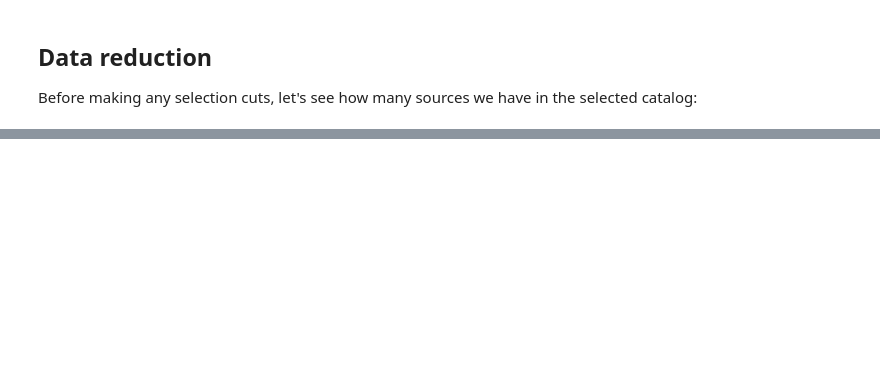
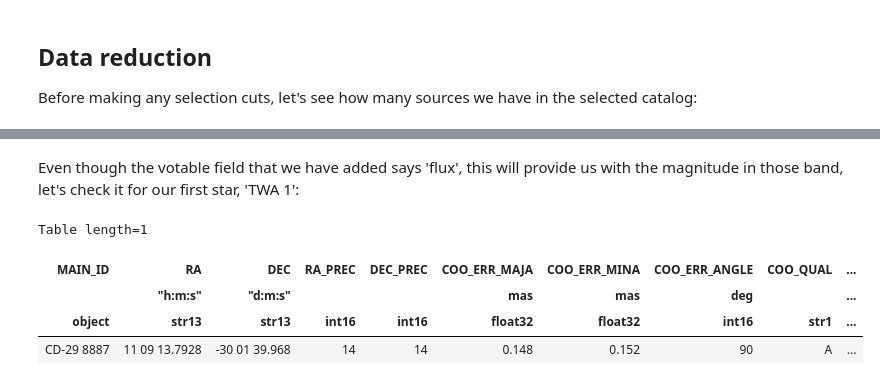
Before and after one commit to ScienceBetter/notebooks-stsci, a Jupyter notebook: UV_excess_in_low_mass_stars/UV_excess_in_low_mass_stars.ipynb, the cells around one changed output, grey strips where cells are left out. Drawn from its saved outputs; the diff is of its cells as text; code cells hidden in the pictures; blank space fills up the shorter version.

```diff
--- a/UV_excess_in_low_mass_stars/UV_excess_in_low_mass_stars.ipynb
+++ b/UV_excess_in_low_mass_stars/UV_excess_in_low_mass_stars.ipynb
@@ -302,0 +238,14 @@ plt.show()
+# %%
+Simbad.add_votable_fields('flux(K)','flux(V)')
+# %% [markdown]
+Even though the votable field that we have added says 'flux', this will provide us with the magnitude in those band, let's check it for our first star, 'TWA 1':
+# %%
+table_twa2 = Simbad.query_object('TWA 2')
+
+table_twa2
+# %% [output]
+Table length=1
+| MAIN_ID | RA | DEC | RA_PREC | DEC_PREC | COO_ERR_MAJA | COO_ERR_MINA | COO_ERR_ANGLE | COO_QUAL | ... |
+|  | "h:m:s" | "d:m:s" |  |  | mas | mas | deg |  | ... |
+| object | str13 | str13 | int16 | int16 | float32 | float32 | int16 | str1 | ... |
+| CD-29 8887 | 11 09 13.7928 | -30 01 39.968 | 14 | 14 | 0.148 | 0.152 | 90 | A | ... |
```
Also changed, not shown: parts of 50 cells of this notebook.
